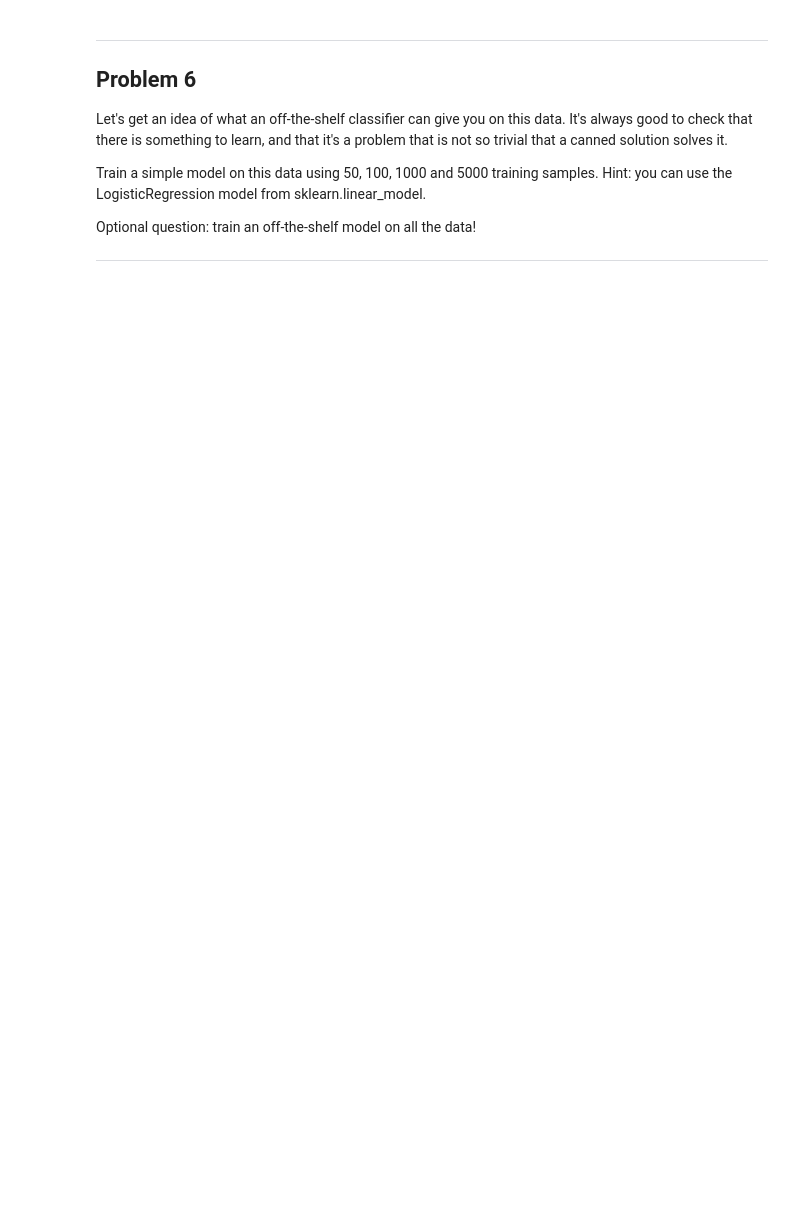
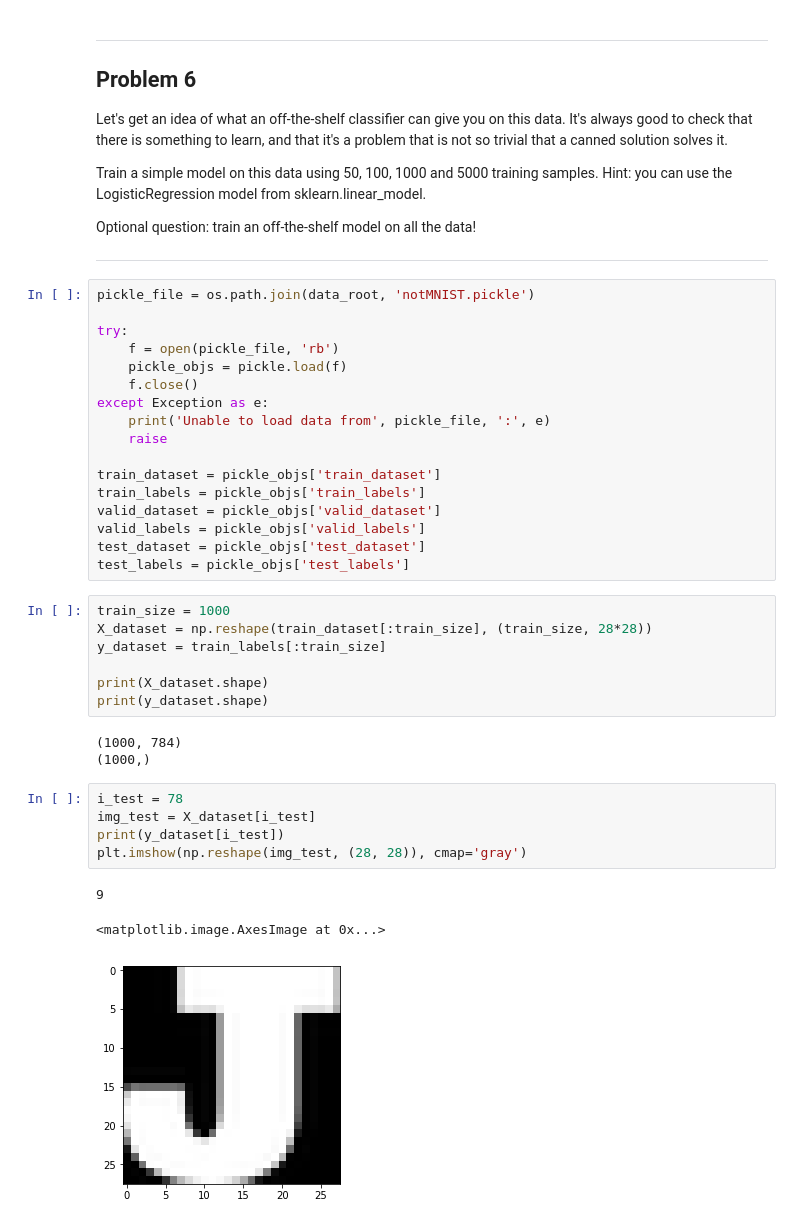
Before and after one commit to falconjs/Archaeopteryx, a Jupyter notebook: Udacity/1_notmnist.ipynb, the cells around one changed output. Cells and saved outputs as stored; diff of their text form; blank space fills up the shorter version.

```diff
--- a/Udacity/1_notmnist.ipynb
+++ b/Udacity/1_notmnist.ipynb
@@ -469,3 +533,39 @@ Train a simple model on this data using 50, 100, 1000 and 5000 training samples.
 Optional question: train an off-the-shelf model on all the data!
 
 ---
+# %%
+pickle_file = os.path.join(data_root, 'notMNIST.pickle')
+
+try:
+    f = open(pickle_file, 'rb')
+    pickle_objs = pickle.load(f)
+    f.close()
+except Exception as e:
+    print('Unable to load data from', pickle_file, ':', e)
+    raise
+
+train_dataset = pickle_objs['train_dataset']
+train_labels = pickle_objs['train_labels']
+valid_dataset = pickle_objs['valid_dataset']
+valid_labels = pickle_objs['valid_labels']
+test_dataset = pickle_objs['test_dataset']
+test_labels = pickle_objs['test_labels']
+# %%
+train_size = 1000
+X_dataset = np.reshape(train_dataset[:train_size], (train_size, 28*28))
+y_dataset = train_labels[:train_size]
+
+print(X_dataset.shape)
+print(y_dataset.shape)
+# %% [output]
+(1000, 784)
+(1000,)
+# %%
+i_test = 78
+img_test = X_dataset[i_test]
+print(y_dataset[i_test])
+plt.imshow(np.reshape(img_test, (28, 28)), cmap='gray')
+# %% [output]
+9
+<matplotlib.image.AxesImage at 0x...>
+[figure, added]
```
Also changed, not shown: parts of 6 cells of this notebook, 5 other files.
